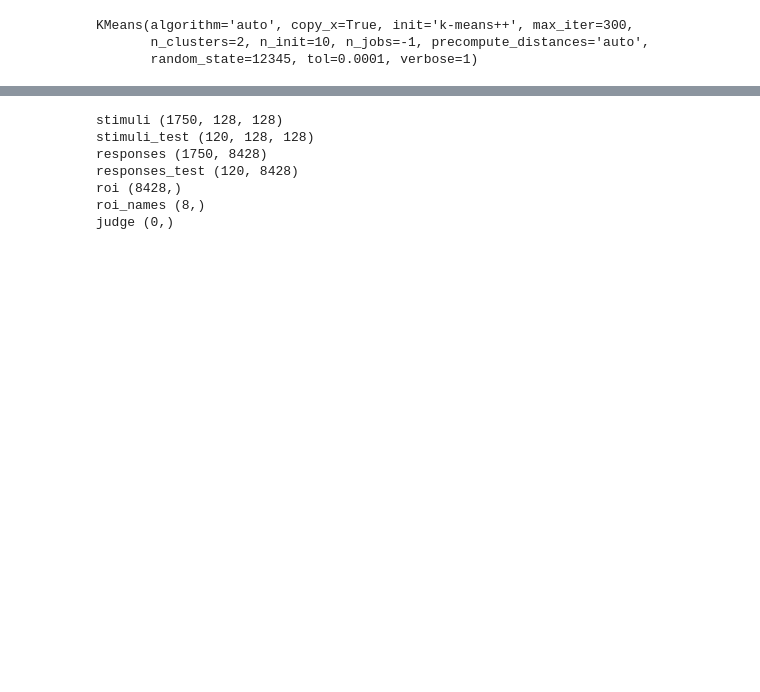
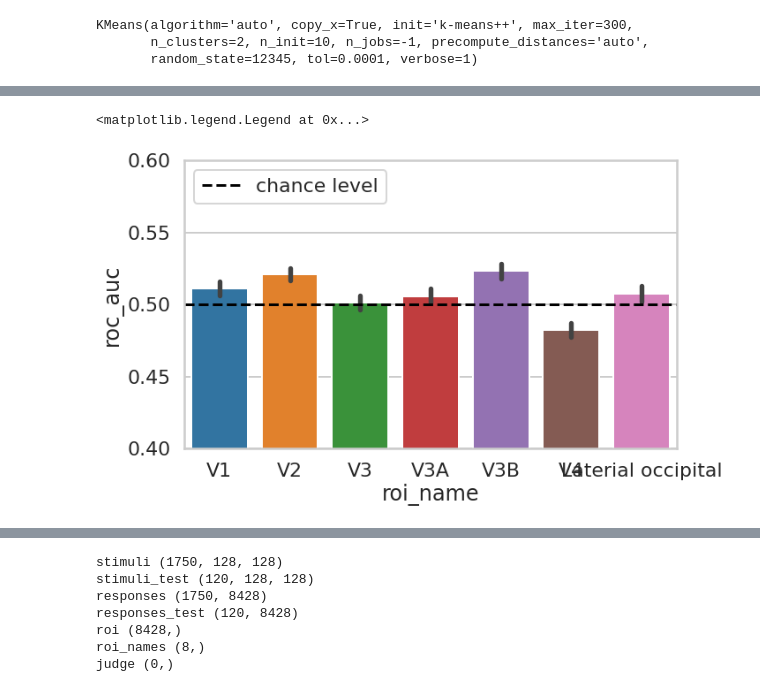
Before and after one commit to colaquafina/Roller-King, a Jupyter notebook: Roller_King.ipynb, the cells around one changed output, grey strips where cells are left out. Cells and saved outputs as stored; diff of their text form; code cells hidden in the pictures; blank space fills up the shorter version.

```diff
--- a/Roller_King.ipynb
+++ b/Roller_King.ipynb
@@ -79,0 +126,25 @@ ax = sns.scatterplot(X_visual[:,0],X_visual[:,1],hue = kmeans_labels)
+# %%
+def decoding_pipeline(BOLD_signal_voxels,manual_labels,
+                      n_splits = 100,
+                      ):
+    feature_scaler = StandardScaler()
+    model = linear_model.LogisticRegression(class_weight = 'balanced',random_state = 12345)
+    pipeline = make_pipeline(feature_scaler,
+                             model) #什么意思？ # 这是所谓的pipeline，在一个pipeline里有步骤，第一步对数据进行归中，第二部才拟合一个logisticregression
+    cv = StratifiedShuffleSplit(n_splits = n_splits,test_size = 0.2, random_state = 12345)
+    decoding_results = cross_validate(pipeline,
+                                      BOLD_signal_voxels,
+                                      manual_labels,
+                                      groups = None,
+                                      scoring = 'roc_auc',#什么意思？ # https://en.wikipedia.org/wiki/Receiver_operating_characteristic
+                                      cv = cv,
+                                      n_jobs = -1,
+                                      return_estimator = True,
+                                      verbose = 1,
+                                      )
+    return decoding_results#得到的是什么？ 得到一dictionary的变量，里面包含拟合的方程和每一次cross-validation的测试结果
+# %%
+results = dict()
+for roi_name,idx_voxel in zip(unique_roi_names,unique_roi_index):
+    voxel_selected = dat['responses'][:manual_labels.shape[0],dat['roi'] == idx_voxel]
+    results[roi_name] = decoding_pipeline(voxel_selected,manual_labels,n_splits = 100)
@@ -79,0 +172,22 @@ ax = sns.scatterplot(X_visual[:,0],X_visual[:,1],hue = kmeans_labels)
+# %%
+df_plot = dict(roi_name = [],
+               roc_auc = [],
+               )
+for roi_name,res in results.items():
+    for score in res['test_score']:
+        df_plot['roi_name'].append(roi_name)
+        df_plot['roc_auc'].append(score)
+df_plot = pd.DataFrame(df_plot)
+# %%
+fig,ax = plt.subplots(figsize = (10,6))
+ax = sns.barplot(x = 'roi_name',
+                 y = 'roc_auc',
+                 data = df_plot,
+                 ax = ax,
+                 )
+ax.axhline(0.5, linestyle = '--',color = 'black',label = 'chance level')
+ax.set(ylim = (0.4,0.6))
+ax.legend(loc = 'upper left')
+# %% [output]
+<matplotlib.legend.Legend at 0x...>
+[figure, added]
```
Also changed, not shown: parts of 24 cells of this notebook.
